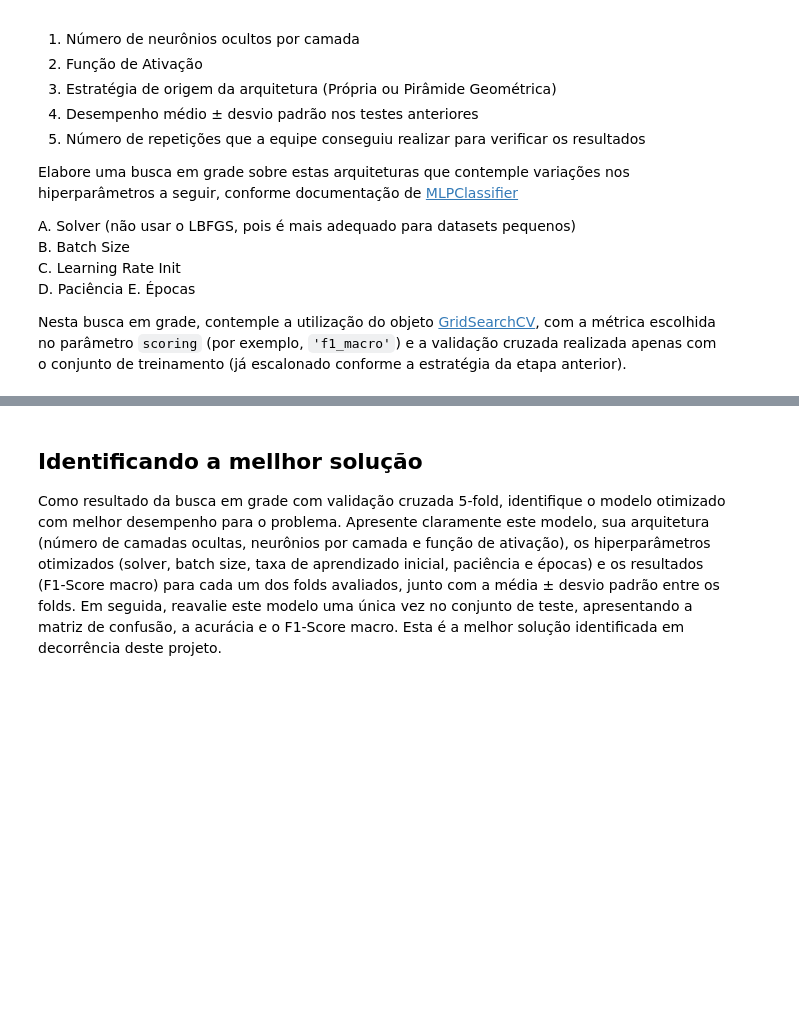
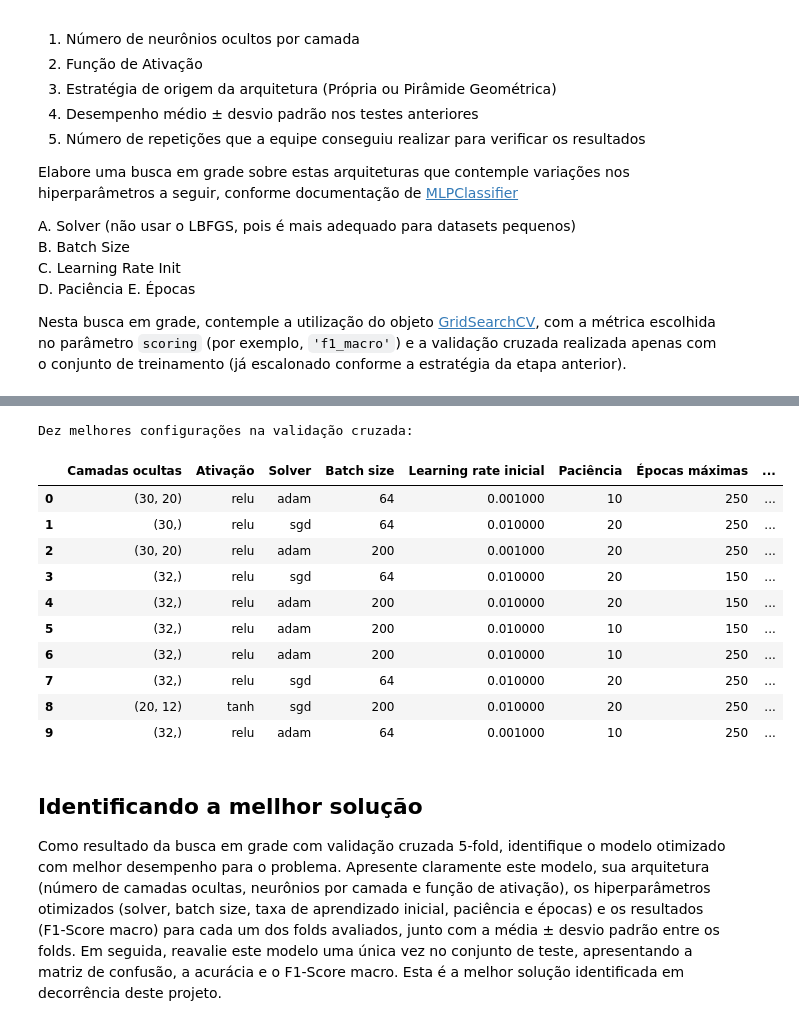
Before and after one commit to arthur-rezende/rna-2026-pp2-2, a Jupyter notebook: notebook/PP2.2.3.ipynb, the cells around one changed output, grey strips where cells are left out. Saved outputs shown, nothing was run; the diff lists cells and outputs as text; code cells hidden in the pictures; blank space fills up the shorter version.

```diff
--- a/notebook/PP2.2.3.ipynb
+++ b/notebook/PP2.2.3.ipynb
@@ -42,7 +42,7 @@ E. Épocas
 
 Nesta busca em grade, contemple a utilização do objeto [GridSearchCV](https://scikit-learn.org/stable/modules/generated/sklearn.model_selection.GridSearchCV.html), com a métrica escolhida no parâmetro `scoring` (por exemplo, `'f1_macro'`) e a validação cruzada realizada apenas com o conjunto de treinamento (já escalonado conforme a estratégia da etapa anterior).
 # %%
-# Importação de bibliotecas
+# Importação das bibliotecas necessárias
 import warnings
 import joblib
 import numpy as np
@@ -56,16 +56,12 @@ from sklearn.preprocessing import StandardScaler
 from sklearn.neural_network import MLPClassifier
 from sklearn.pipeline import Pipeline
 from sklearn.metrics import (
-    confusion_matrix,
-    ConfusionMatrixDisplay,
-    accuracy_score,
-    f1_score,
-    precision_score,
-    recall_score
+    confusion_matrix, ConfusionMatrixDisplay,
+    accuracy_score, f1_score, classification_report
 )
 
-# Silenciando avisos de não convergência durante a busca em grade
 warnings.filterwarnings("ignore", category=ConvergenceWarning)
+pd.set_option("display.max_columns", None)
 # %% [markdown]
 ## Validação Cruzada k-fold
 
@@ -201,3 +261,57 @@ param_grid = [
+# %%
+# Organizando o resultado de todas as configurações testadas
+resultados_grid = pd.DataFrame(grid_search.cv_results_)
+
+colunas_resultado = [
+    "param_mlp__hidden_layer_sizes",
+    "param_mlp__activation",
+    "param_mlp__solver",
+    "param_mlp__batch_size",
+    "param_mlp__learning_rate_init",
+    "param_mlp__n_iter_no_change",
+    "param_mlp__max_iter",
+    "mean_test_score",
+    "std_test_score",
+    "rank_test_score"
+]
+
+tabela_grid = resultados_grid[colunas_resultado].copy()
+tabela_grid = tabela_grid.sort_values(
+    by=["rank_test_score", "mean_test_score"],
+    ascending=[True, False]
+).reset_index(drop=True)
+
+tabela_grid = tabela_grid.rename(columns={
+    "param_mlp__hidden_layer_sizes": "Camadas ocultas",
+    "param_mlp__activation": "Ativação",
+    "param_mlp__solver": "Solver",
+    "param_mlp__batch_size": "Batch size",
+    "param_mlp__learning_rate_init": "Learning rate inicial",
+    "param_mlp__n_iter_no_change": "Paciência",
+    "param_mlp__max_iter": "Épocas máximas",
+    "mean_test_score": "F1 macro médio",
+    "std_test_score": "Desvio padrão",
+    "rank_test_score": "Posição"
+})
+
+print("Dez melhores configurações na validação cruzada:")
+display(tabela_grid.head(10).style.format({
+    "F1 macro médio": "{:.4f}",
+    "Desvio padrão": "{:.4f}"
+}))
+# %% [output]
+Dez melhores configurações na validação cruzada:
+|  | Camadas ocultas | Ativação | Solver | Batch size | Learning rate inicial | Paciência | Épocas máximas | ... |
+| 0 | (30, 20) | relu | adam | 64 | 0.001000 | 10 | 250 | ... |
+| 1 | (30,) | relu | sgd | 64 | 0.010000 | 20 | 250 | ... |
+| 2 | (30, 20) | relu | adam | 200 | 0.001000 | 20 | 250 | ... |
+| 3 | (32,) | relu | sgd | 64 | 0.010000 | 20 | 150 | ... |
+| 4 | (32,) | relu | adam | 200 | 0.010000 | 20 | 150 | ... |
+| 5 | (32,) | relu | adam | 200 | 0.010000 | 10 | 150 | ... |
+| 6 | (32,) | relu | adam | 200 | 0.010000 | 10 | 250 | ... |
+| 7 | (32,) | relu | sgd | 64 | 0.010000 | 20 | 250 | ... |
+| 8 | (20, 12) | tanh | sgd | 200 | 0.010000 | 20 | 250 | ... |
+| 9 | (32,) | relu | adam | 64 | 0.001000 | 10 | 250 | ... |
 # %% [markdown]
 ## Identificando a mellhor solução
 
```
Also changed, not shown: parts of 11 cells of this notebook, 2 other files.
